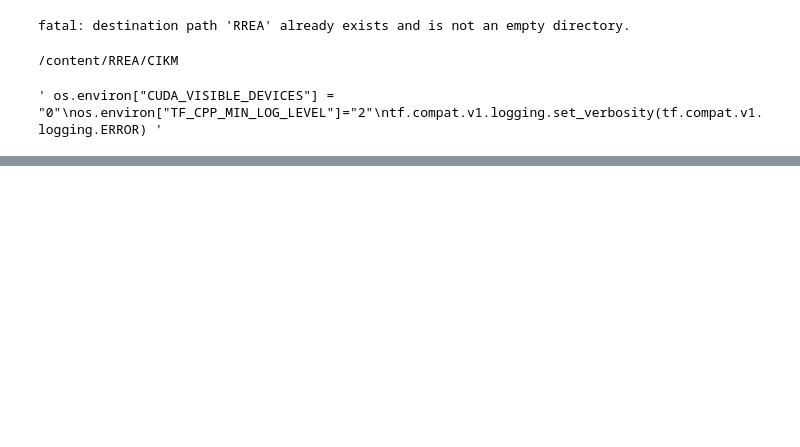
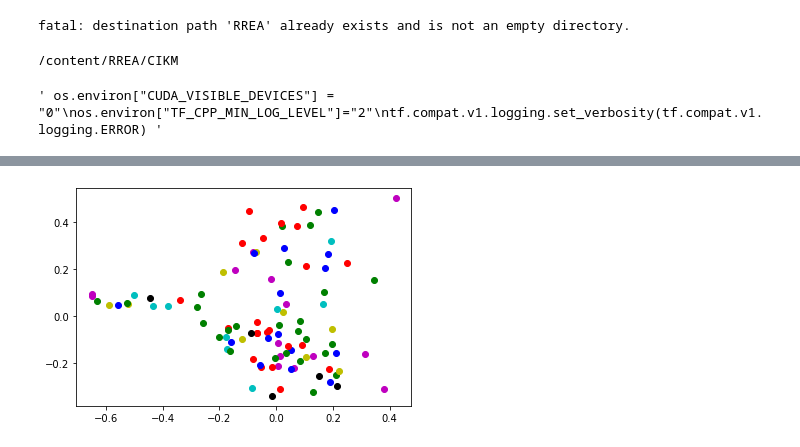
Before and after one commit to abramed/RREA, a Jupyter notebook: CIKM/RREA.ipynb, the cells around one changed output, grey strips where cells are left out. Saved outputs shown, nothing was run; the diff lists cells and outputs as text; code cells hidden in the pictures; blank space fills up the shorter version.

```diff
--- a/CIKM/RREA.ipynb
+++ b/CIKM/RREA.ipynb
@@ -290,0 +326,23 @@ AttributeError: ignored
+# %%
+from sklearn.metrics.pairwise import cosine_similarity
+
+threshold = 0.8
+similar_nodes = []
+
+for vec_batch in vec_batches:
+    similarities = cosine_similarity(vec_batch)
+    for i in range(len(similarities)):
+        for j in range(i+1, len(similarities)):
+            if similarities[i][j] > threshold:
+                similar_nodes.append((i, j))
+# %%
+similar_nodes_dict = {}
+
+for node_pair in similar_nodes:
+    node1, node2 = node_pair
+    if node1 not in similar_nodes_dict:
+        similar_nodes_dict[node1] = set()
+    if node2 not in similar_nodes_dict:
+        similar_nodes_dict[node2] = set()
+    similar_nodes_dict[node1].add(node2)
+    similar_nodes_dict[node2].add(node1)
@@ -290,0 +354,21 @@ AttributeError: ignored
+# %%
+import matplotlib.pyplot as plt
+
+
+colors = ['b', 'g', 'r', 'c', 'm', 'y', 'k']  # You can customize the colors
+
+fig, ax = plt.subplots()
+
+for i, node in enumerate(similar_nodes_dict.keys()):
+    embedding = vec_pca[node]
+    group = -1  # Assign a default group number
+    for j, (group_nodes, nodes_set) in enumerate(similar_nodes_dict.items()):
+        if node in nodes_set:
+            group = j
+            break
+    color = colors[group % len(colors)]  # Choose a color for the group
+    ax.scatter(embedding[0], embedding[1], color=color)
+
+plt.show()
+# %% [output]
+[figure, added]
```
Also changed, not shown: parts of 13 cells of this notebook.
